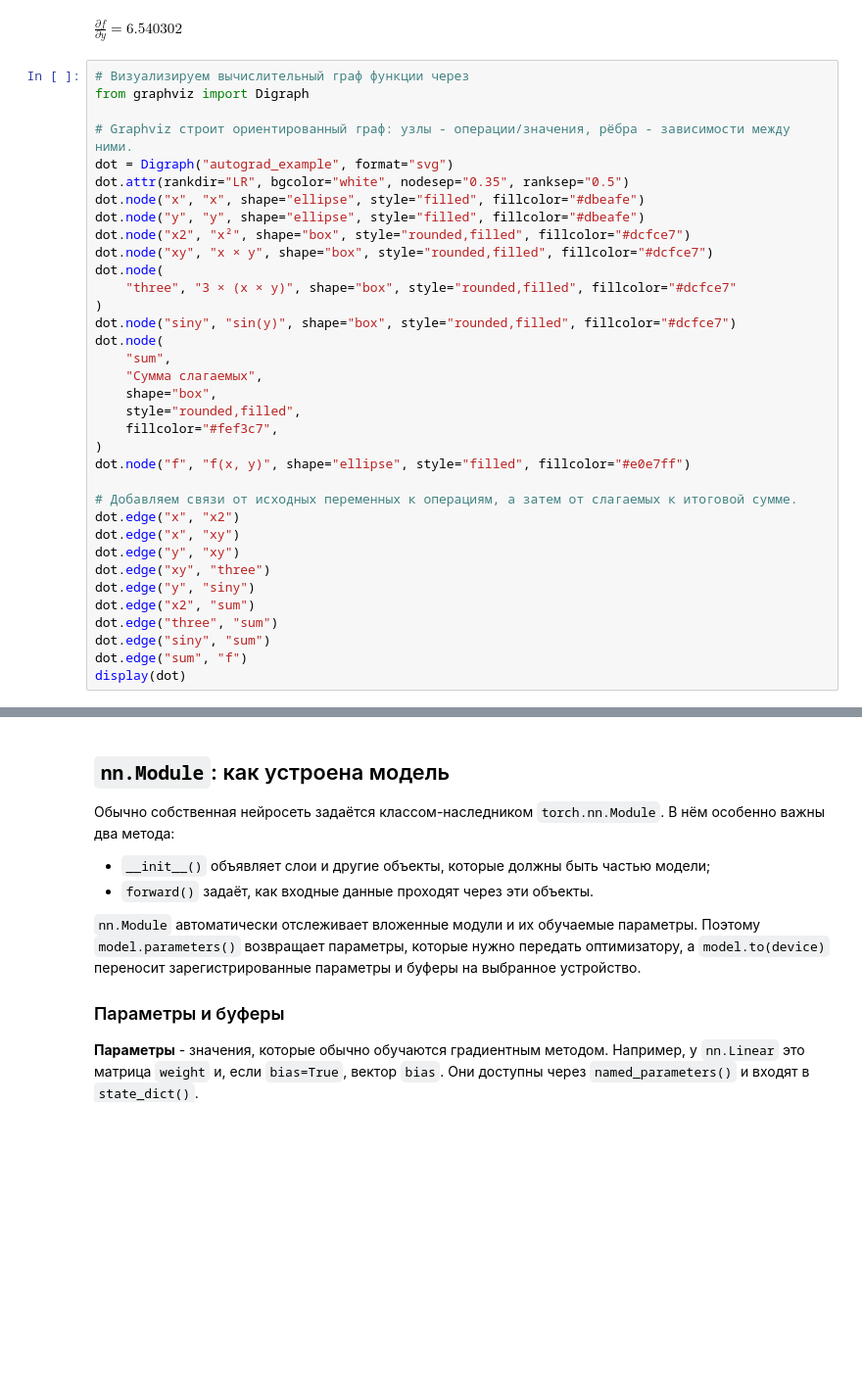
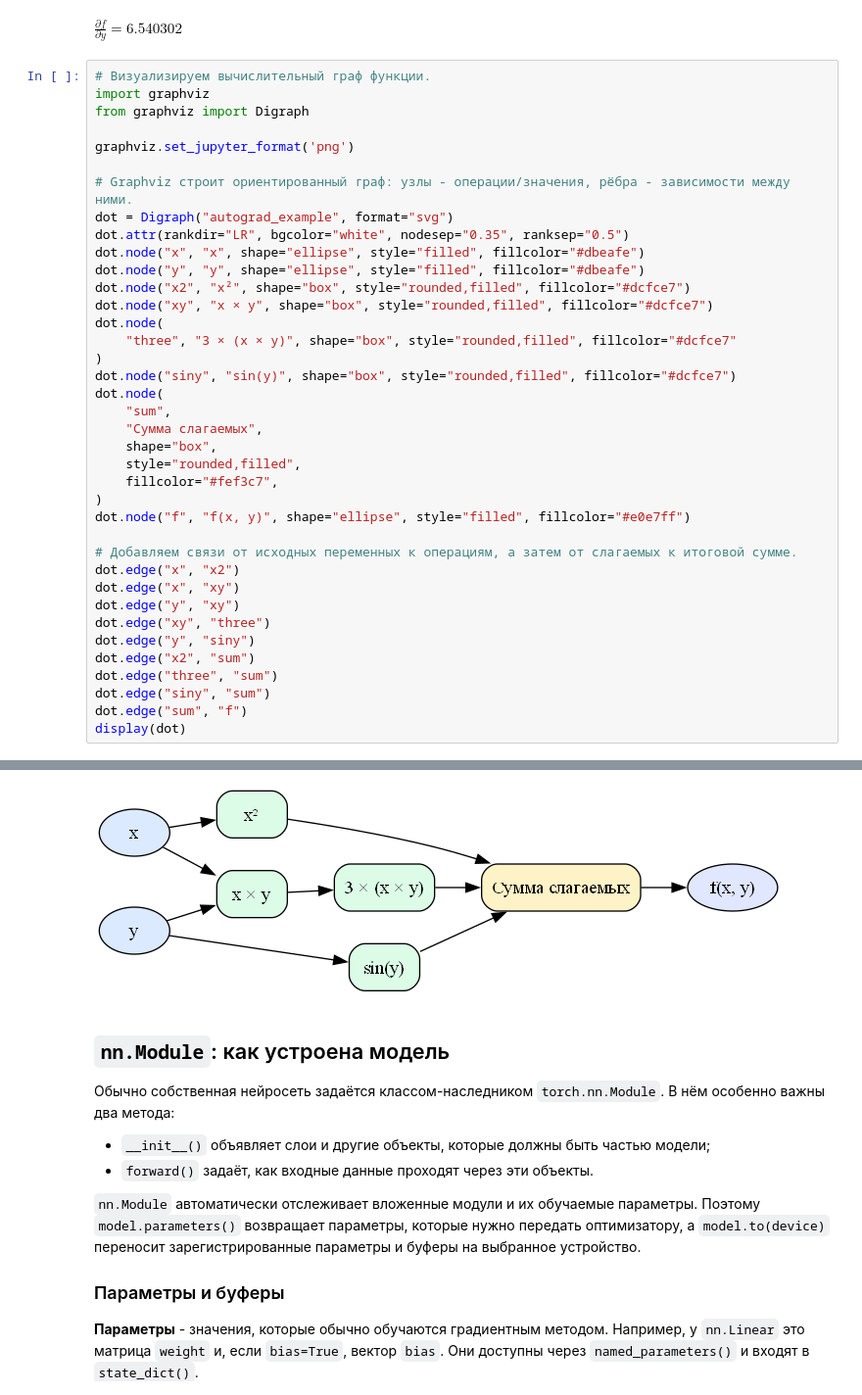
Before and after one commit to atrepalin/nn-labs, a Jupyter notebook: notebooks/00_pytorch_fundamentals.ipynb, the cells around one changed output, grey strips where cells are left out. Shown at 98% size. Saved outputs shown, nothing was run; the diff lists cells and outputs as text; blank space fills up the shorter version.

Commit message:
save graphviz as png

```diff
--- a/notebooks/00_pytorch_fundamentals.ipynb
+++ b/notebooks/00_pytorch_fundamentals.ipynb
@@ -498,8 +498,11 @@ $f(x, y) = 10.841471$
 $\frac{\partial f}{\partial x} = 7.000000$
 $\frac{\partial f}{\partial y} = 6.540302$
 # %%
-# Визуализируем вычислительный граф функции через
+# Визуализируем вычислительный граф функции.
+import graphviz
 from graphviz import Digraph
+
+graphviz.set_jupyter_format('png')
 
 # Graphviz строит ориентированный граф: узлы - операции/значения, рёбра - зависимости между ними.
 dot = Digraph("autograd_example", format="svg")
@@ -537,3 +539,4 @@ display(dot)
+[figure, added]
 # %% [markdown]
 ## `nn.Module`: как устроена модель
 
```
Also changed, not shown: parts of 2 cells of this notebook.
